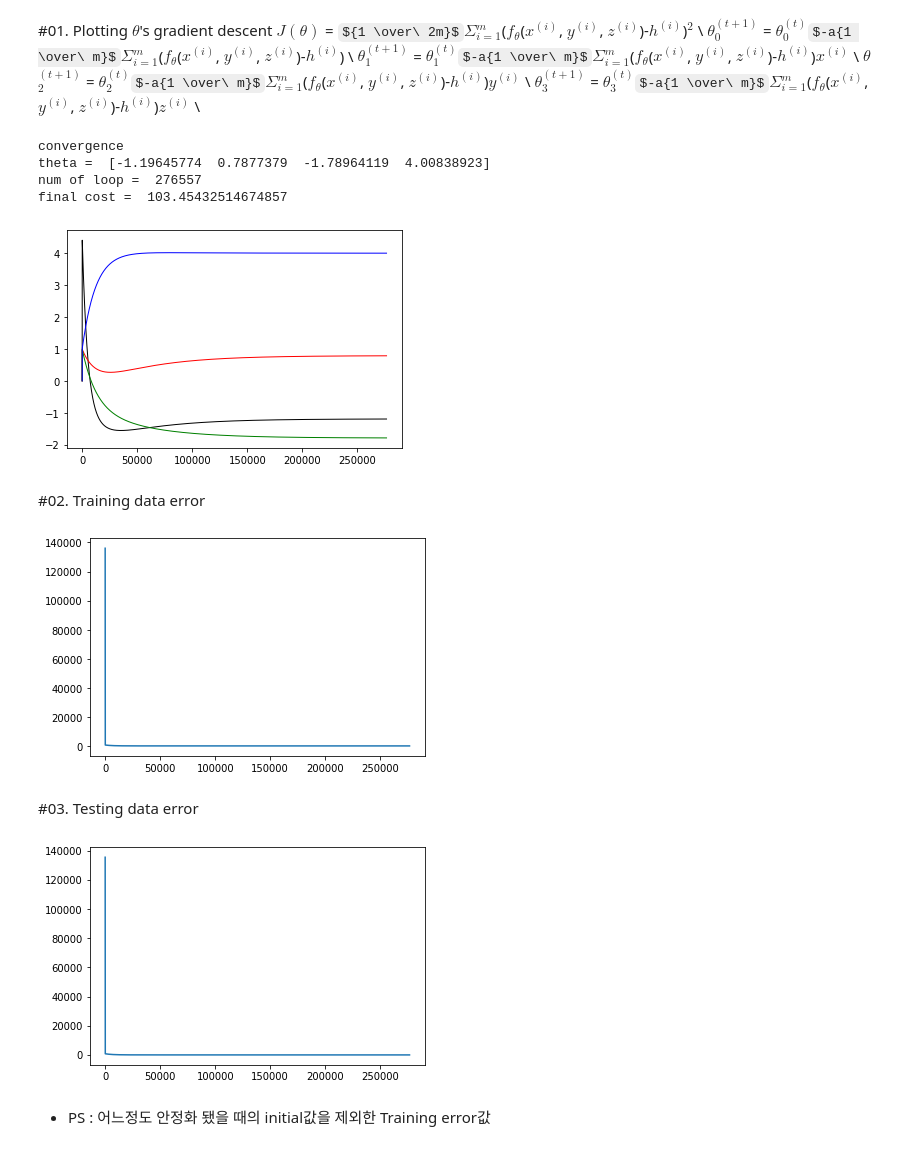
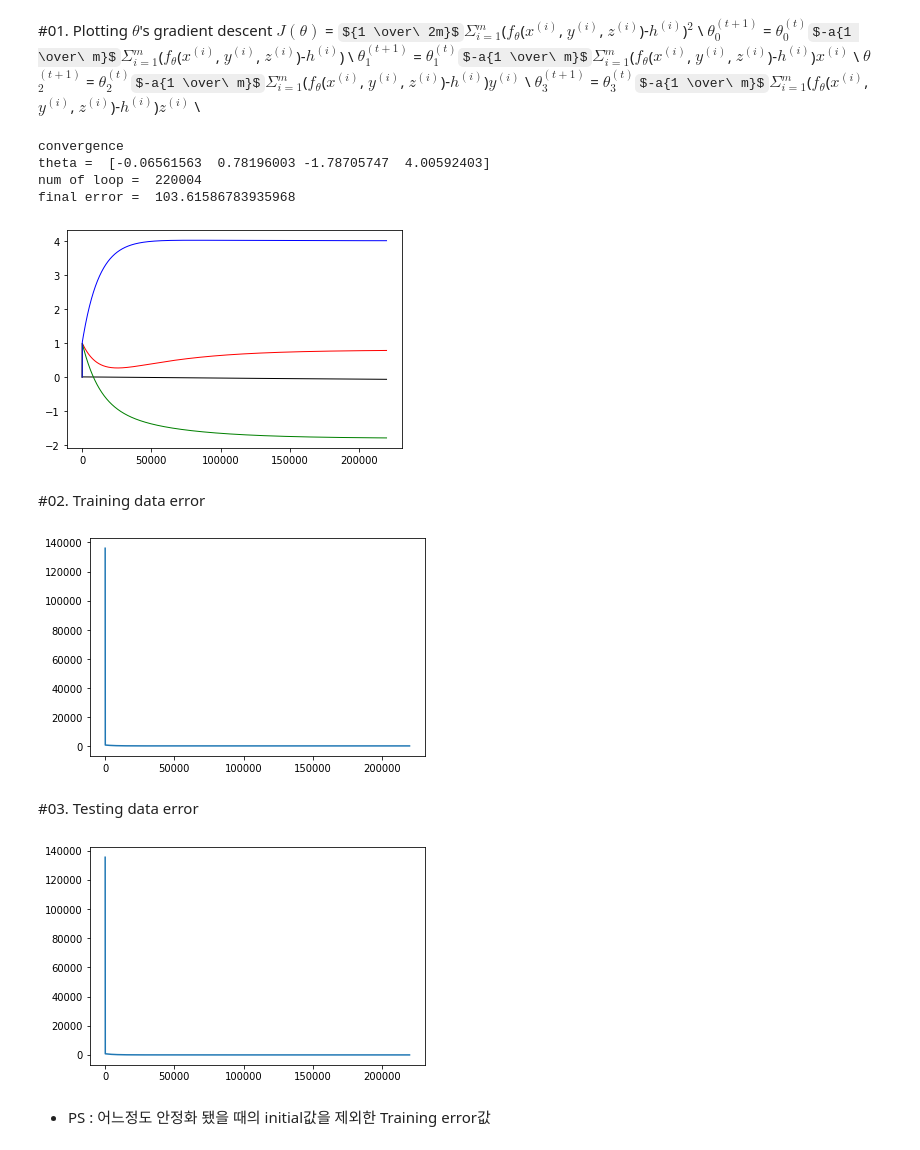
Before and after one commit to CJavaPython/AssignmentFolder, a Jupyter notebook: Assignment04/Assignment04.ipynb, the cells around one changed output. Drawn from its saved outputs; the diff is of its cells as text; code cells hidden in the pictures; some formulas as TeX source.

```diff
--- a/Assignment04/Assignment04.ipynb
+++ b/Assignment04/Assignment04.ipynb
@@ -83,14 +83,11 @@ theta = np.array([t0, t1, t2, t3])
 i = 0
 #step size
 a = 0.000001
-#t0에 관한 stepsize는 값이 작으면 local optima에서 수렴하는 것으로 추정된다
-#따라서 다른 값으로 대입
-a1 = 0.0009
 
 #Threshold
 #값은 계속 수렴하지만 변화가 0이 되기 위해 무한 루프가 돌기 때문에 정한 threshold값
 #매우 작은 값
-threshold = 0.0000001
+threshold = 0.0000003
 
 while 1:
 
@@ -111,59 +108,64 @@ while 1:
   t2 = theta[2]
   t3 = theta[3]
 
-  theta[0] = t0 - a1 * np.mean(h)
+  theta[0] = t0 - a * np.mean(h)
   theta[1] = t1 - a * np.mean(h * X)
   theta[2] = t2 - a * np.mean(h * Y)
   theta[3] = t3 - a * np.mean(h * Z)
 
   #list에 add
   t0_list.append(t0)
   t1_list.append(t1)
   t2_list.append(t2)
   t3_list.append(t3)
 
   #threshold에 도달하면 while문 탈출
+  #threshold는 차이만 계산하면 되기 때문에 abs로 절대값 계산해서 사용
   if abs(theta[0] - t0) < abs(threshold) and abs(theta[1] - t1) < abs(threshold) and abs(theta[2] - t2) < abs(threshold) and abs(theta[3] - t3) < abs(threshold):
     print("convergence")
     break
   i += 1
+  if i > 300000:
+    print(theta[0] - t0, theta[1] - t1, theta[2] - t2, theta[3] - t3)
+    break
+
 
 
 print("theta = ", theta)
 print("num of loop = ", i)
-print("final cost = ", J)
+print("final error = ", J)
 
 t0_line = plt.plot(t0_list)
 t1_line = plt.plot(t1_list)
 t2_line = plt.plot(t2_list)
 t3_line = plt.plot(t3_list)
 plt.setp(t0_line, color = 'k', linewidth = 1)
 plt.setp(t1_line, color = 'r', linewidth = 1)
 plt.setp(t2_line, color = 'g', linewidth = 1)
 plt.setp(t3_line, color = 'b', linewidth = 1)
 
 
 plt.show()
 # %% [output]
 convergence
-theta =  [-1.19645774  0.7877379  -1.78964119  4.00838923]
-num of loop =  276557
-final cost =  103.45432514674857
+theta =  [-0.06561563  0.78196003 -1.78705747  4.00592403]
+num of loop =  220004
+final error =  103.61586783935968
-[figure, old version]
+[figure, new version]
 # %% [markdown]
 #02. Training data error
 # %%
 plt.plot(J_tr)
 plt.show()
 # %% [output]
-[figure, old version]
+[figure, new version]
 # %% [markdown]
 #03. Testing data error
 # %%
 plt.plot(J_ts)
 plt.show()
 # %% [output]
-[figure, old version]
+[figure, new version]
 # %% [markdown]
 * PS : 어느정도 안정화 됐을 때의 initial값을 제외한 Training error값
 # %%
```
Also changed, not shown: parts of 6 cells of this notebook.
